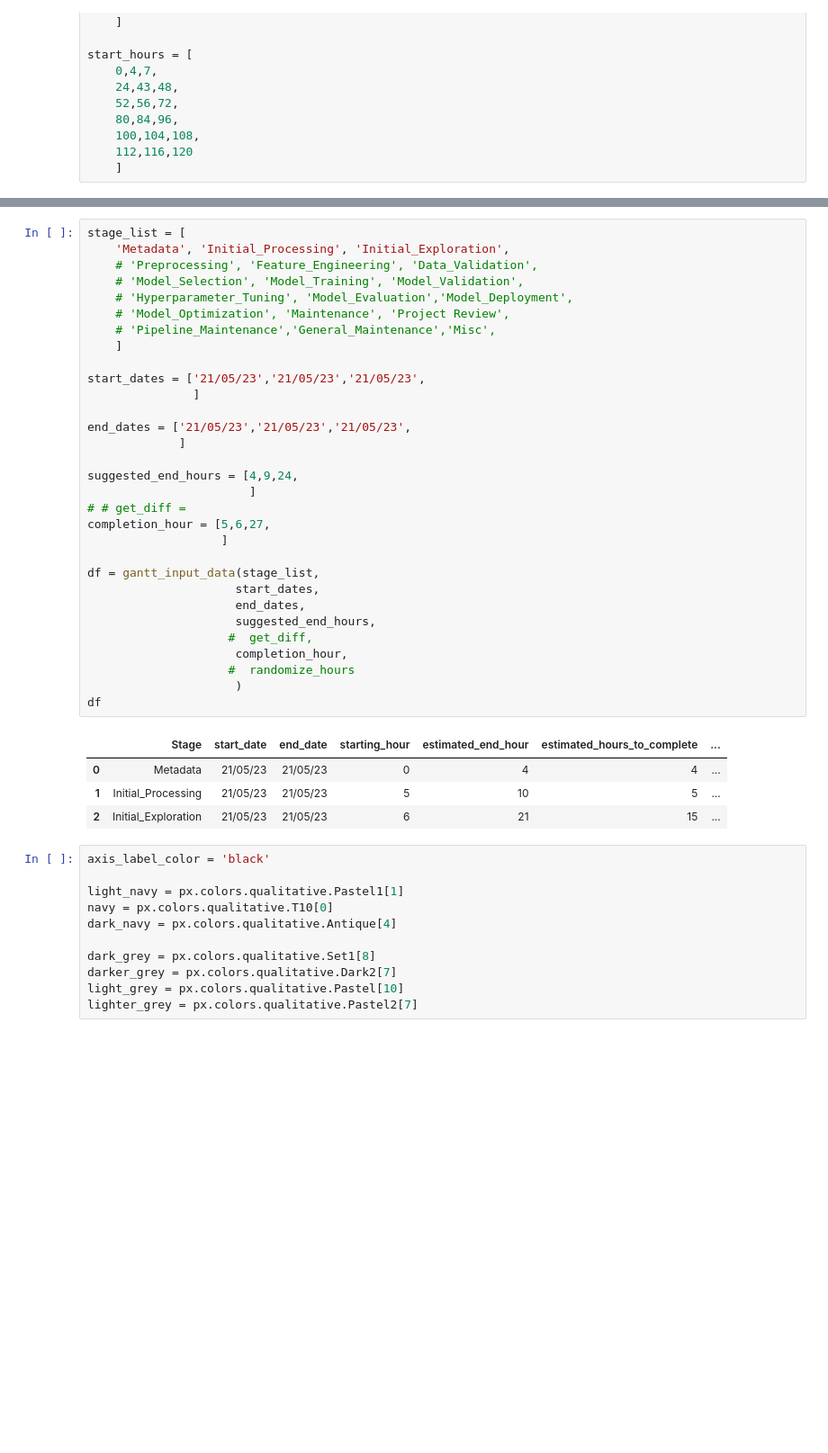
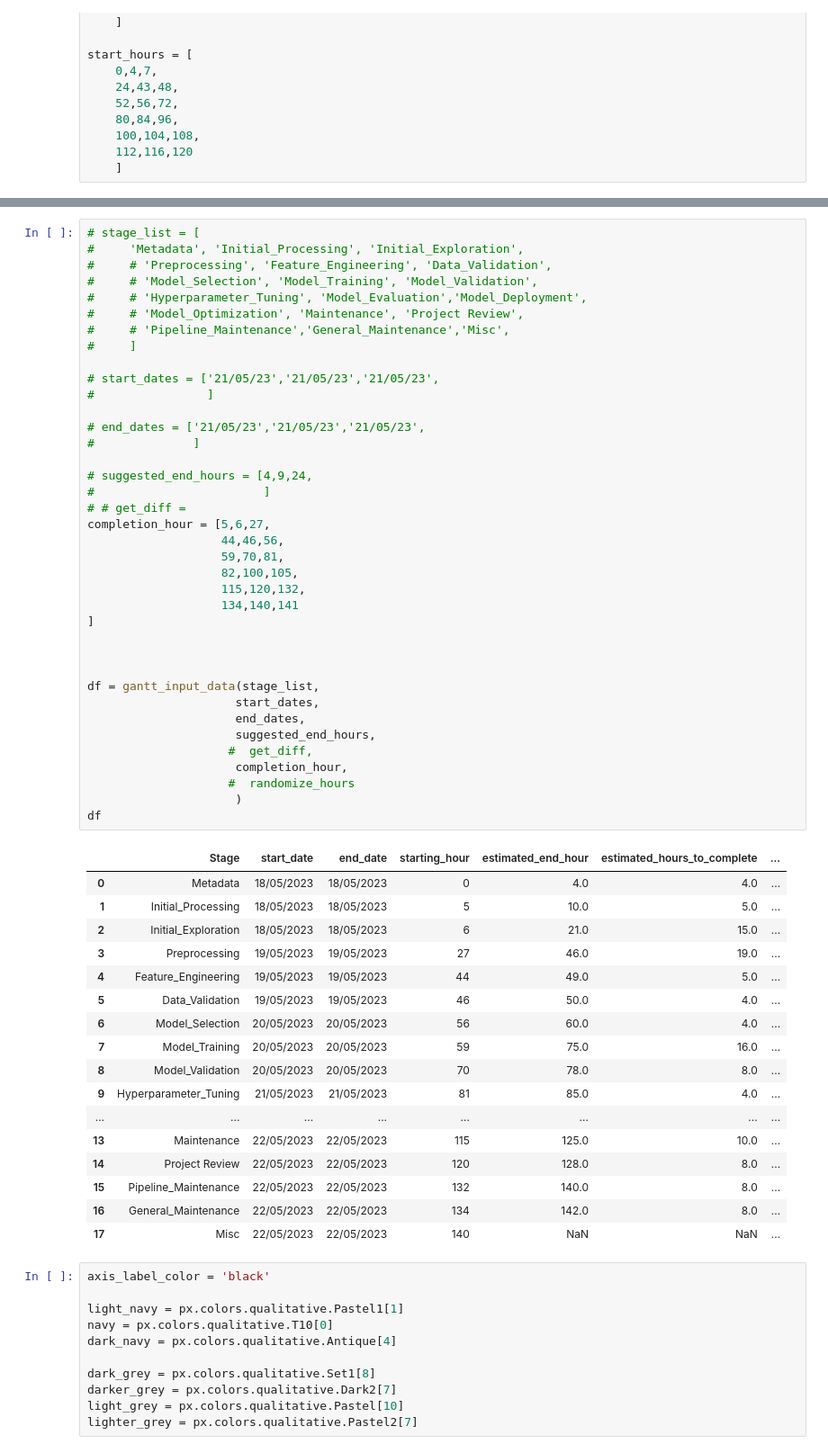
Before and after one commit to Daniel-Elston/Project_Planning_Assist, a Jupyter notebook: Notebooks/Gantt_Chart.ipynb, the cells around one changed output, grey strips where cells are left out. Shown at 90% size. Drawn from its saved outputs; the diff is of its cells as text; blank space fills up the shorter version.

Commit message:
- Synethic data example - Added example gantt chart to README

```diff
--- a/Notebooks/Gantt_Chart.ipynb
+++ b/Notebooks/Gantt_Chart.ipynb
@@ -134,39 +137,59 @@ def gantt_input_data(stage_list,
 # %%
-stage_list = [
-    'Metadata', 'Initial_Processing', 'Initial_Exploration',
-    # 'Preprocessing', 'Feature_Engineering', 'Data_Validation',
-    # 'Model_Selection', 'Model_Training', 'Model_Validation',
-    # 'Hyperparameter_Tuning', 'Model_Evaluation','Model_Deployment',
-    # 'Model_Optimization', 'Maintenance', 'Project Review',
-    # 'Pipeline_Maintenance','General_Maintenance','Misc',
-    ]
+# stage_list = [
+#     'Metadata', 'Initial_Processing', 'Initial_Exploration',
+#     # 'Preprocessing', 'Feature_Engineering', 'Data_Validation',
+#     # 'Model_Selection', 'Model_Training', 'Model_Validation',
+#     # 'Hyperparameter_Tuning', 'Model_Evaluation','Model_Deployment',
+#     # 'Model_Optimization', 'Maintenance', 'Project Review',
+#     # 'Pipeline_Maintenance','General_Maintenance','Misc',
+#     ]
 
-start_dates = ['21/05/23','21/05/23','21/05/23',
-               ]
+# start_dates = ['21/05/23','21/05/23','21/05/23',
+#                ]
 
-end_dates = ['21/05/23','21/05/23','21/05/23',
-             ]
+# end_dates = ['21/05/23','21/05/23','21/05/23',
+#              ]
 
-suggested_end_hours = [4,9,24,
-                       ]
+# suggested_end_hours = [4,9,24,
+#                        ]
 # # get_diff =
 completion_hour = [5,6,27,
-                   ]
+                   44,46,56,
+                   59,70,81,
+                   82,100,105,
+                   115,120,132,
+                   134,140,141
+]
+
+
 
 df = gantt_input_data(stage_list,
                      start_dates,
                      end_dates,
                      suggested_end_hours,
                     #  get_diff,
                      completion_hour,
                     #  randomize_hours
                      )
 df
 # %% [output]
 |  | Stage | start_date | end_date | starting_hour | estimated_end_hour | estimated_hours_to_complete | ... |
-| 0 | Metadata | 21/05/23 | 21/05/23 | 0 | 4 | 4 | ... |
-| 1 | Initial_Processing | 21/05/23 | 21/05/23 | 5 | 10 | 5 | ... |
-| 2 | Initial_Exploration | 21/05/23 | 21/05/23 | 6 | 21 | 15 | ... |
+| 0 | Metadata | 18/05/2023 | 18/05/2023 | 0 | 4.0 | 4.0 | ... |
+| 1 | Initial_Processing | 18/05/2023 | 18/05/2023 | 5 | 10.0 | 5.0 | ... |
+| 2 | Initial_Exploration | 18/05/2023 | 18/05/2023 | 6 | 21.0 | 15.0 | ... |
+| 3 | Preprocessing | 19/05/2023 | 19/05/2023 | 27 | 46.0 | 19.0 | ... |
+| 4 | Feature_Engineering | 19/05/2023 | 19/05/2023 | 44 | 49.0 | 5.0 | ... |
+| 5 | Data_Validation | 19/05/2023 | 19/05/2023 | 46 | 50.0 | 4.0 | ... |
+| 6 | Model_Selection | 20/05/2023 | 20/05/2023 | 56 | 60.0 | 4.0 | ... |
+| 7 | Model_Training | 20/05/2023 | 20/05/2023 | 59 | 75.0 | 16.0 | ... |
+| 8 | Model_Validation | 20/05/2023 | 20/05/2023 | 70 | 78.0 | 8.0 | ... |
+| 9 | Hyperparameter_Tuning | 21/05/2023 | 21/05/2023 | 81 | 85.0 | 4.0 | ... |
+| ... | ... | ... | ... | ... | ... | ... | ... |
+| 13 | Maintenance | 22/05/2023 | 22/05/2023 | 115 | 125.0 | 10.0 | ... |
+| 14 | Project Review | 22/05/2023 | 22/05/2023 | 120 | 128.0 | 8.0 | ... |
+| 15 | Pipeline_Maintenance | 22/05/2023 | 22/05/2023 | 132 | 140.0 | 8.0 | ... |
+| 16 | General_Maintenance | 22/05/2023 | 22/05/2023 | 134 | 142.0 | 8.0 | ... |
+| 17 | Misc | 22/05/2023 | 22/05/2023 | 140 | NaN | NaN | ... |
 # %%
 axis_label_color = 'black'
 
```
Also changed, not shown: parts of 2 cells of this notebook, 5 other files.
